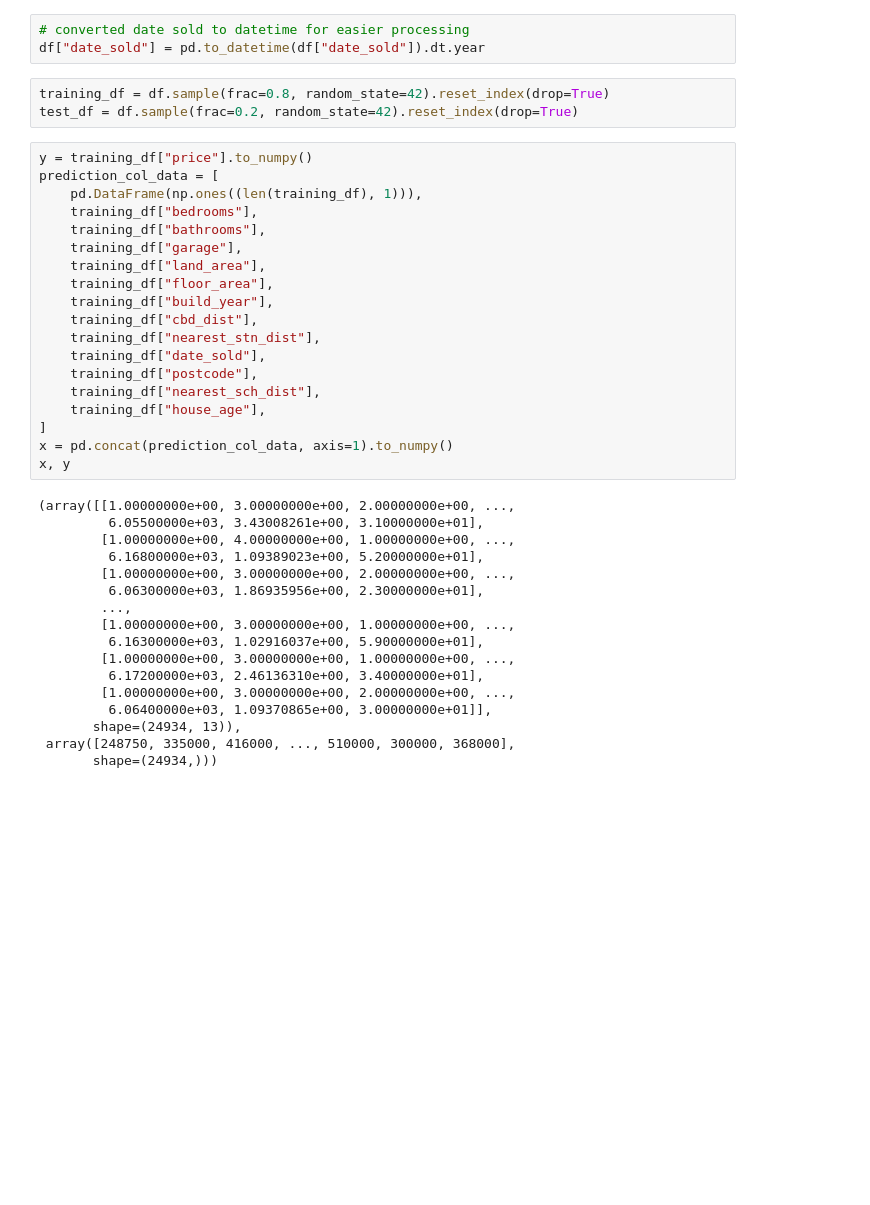
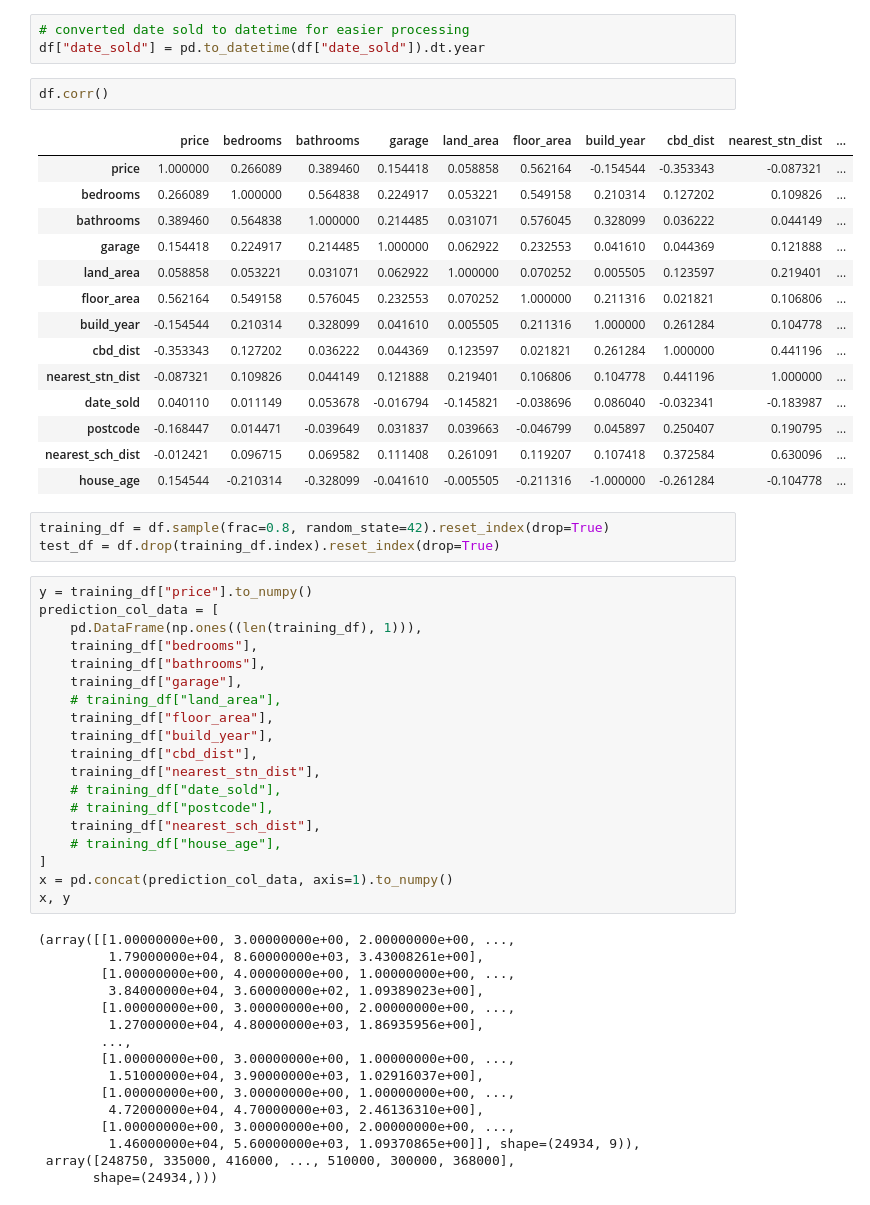
Before and after one commit to shreyansdjp/housing-prediction, a Jupyter notebook: multivariate-regression.ipynb, the cells around one changed output. Cells and saved outputs as stored; diff of their text form; blank space fills up the shorter version.

```diff
--- a/multivariate-regression.ipynb
+++ b/multivariate-regression.ipynb
@@ -59,9 +59,26 @@ for col in df.columns:
 # %%
 # converted date sold to datetime for easier processing
 df["date_sold"] = pd.to_datetime(df["date_sold"]).dt.year
+# %%
+df.corr()
+# %% [output]
+|  | price | bedrooms | bathrooms | garage | land_area | floor_area | build_year | cbd_dist | nearest_stn_dist | ... |
+| price | 1.000000 | 0.266089 | 0.389460 | 0.154418 | 0.058858 | 0.562164 | -0.154544 | -0.353343 | -0.087321 | ... |
+| bedrooms | 0.266089 | 1.000000 | 0.564838 | 0.224917 | 0.053221 | 0.549158 | 0.210314 | 0.127202 | 0.109826 | ... |
+| bathrooms | 0.389460 | 0.564838 | 1.000000 | 0.214485 | 0.031071 | 0.576045 | 0.328099 | 0.036222 | 0.044149 | ... |
+| garage | 0.154418 | 0.224917 | 0.214485 | 1.000000 | 0.062922 | 0.232553 | 0.041610 | 0.044369 | 0.121888 | ... |
+| land_area | 0.058858 | 0.053221 | 0.031071 | 0.062922 | 1.000000 | 0.070252 | 0.005505 | 0.123597 | 0.219401 | ... |
+| floor_area | 0.562164 | 0.549158 | 0.576045 | 0.232553 | 0.070252 | 1.000000 | 0.211316 | 0.021821 | 0.106806 | ... |
+| build_year | -0.154544 | 0.210314 | 0.328099 | 0.041610 | 0.005505 | 0.211316 | 1.000000 | 0.261284 | 0.104778 | ... |
+| cbd_dist | -0.353343 | 0.127202 | 0.036222 | 0.044369 | 0.123597 | 0.021821 | 0.261284 | 1.000000 | 0.441196 | ... |
+| nearest_stn_dist | -0.087321 | 0.109826 | 0.044149 | 0.121888 | 0.219401 | 0.106806 | 0.104778 | 0.441196 | 1.000000 | ... |
+| date_sold | 0.040110 | 0.011149 | 0.053678 | -0.016794 | -0.145821 | -0.038696 | 0.086040 | -0.032341 | -0.183987 | ... |
+| postcode | -0.168447 | 0.014471 | -0.039649 | 0.031837 | 0.039663 | -0.046799 | 0.045897 | 0.250407 | 0.190795 | ... |
+| nearest_sch_dist | -0.012421 | 0.096715 | 0.069582 | 0.111408 | 0.261091 | 0.119207 | 0.107418 | 0.372584 | 0.630096 | ... |
+| house_age | 0.154544 | -0.210314 | -0.328099 | -0.041610 | -0.005505 | -0.211316 | -1.000000 | -0.261284 | -0.104778 | ... |
 # %%
 training_df = df.sample(frac=0.8, random_state=42).reset_index(drop=True)
-test_df = df.sample(frac=0.2, random_state=42).reset_index(drop=True)
+test_df = df.drop(training_df.index).reset_index(drop=True)
 # %%
 y = training_df["price"].to_numpy()
 prediction_col_data = [
@@ -69,33 +86,32 @@ prediction_col_data = [
     training_df["bedrooms"],
     training_df["bathrooms"],
     training_df["garage"],
-    training_df["land_area"],
+    # training_df["land_area"],
     training_df["floor_area"],
     training_df["build_year"],
     training_df["cbd_dist"],
     training_df["nearest_stn_dist"],
-    training_df["date_sold"],
-    training_df["postcode"],
+    # training_df["date_sold"],
+    # training_df["postcode"],
     training_df["nearest_sch_dist"],
-    training_df["house_age"],
+    # training_df["house_age"],
 ]
 x = pd.concat(prediction_col_data, axis=1).to_numpy()
 x, y
 # %% [output]
 (array([[1.00000000e+00, 3.00000000e+00, 2.00000000e+00, ...,
-         6.05500000e+03, 3.43008261e+00, 3.10000000e+01],
+         1.79000000e+04, 8.60000000e+03, 3.43008261e+00],
         [1.00000000e+00, 4.00000000e+00, 1.00000000e+00, ...,
-         6.16800000e+03, 1.09389023e+00, 5.20000000e+01],
+         3.84000000e+04, 3.60000000e+02, 1.09389023e+00],
         [1.00000000e+00, 3.00000000e+00, 2.00000000e+00, ...,
-         6.06300000e+03, 1.86935956e+00, 2.30000000e+01],
+         1.27000000e+04, 4.80000000e+03, 1.86935956e+00],
         ...,
         [1.00000000e+00, 3.00000000e+00, 1.00000000e+00, ...,
-         6.16300000e+03, 1.02916037e+00, 5.90000000e+01],
+         1.51000000e+04, 3.90000000e+03, 1.02916037e+00],
         [1.00000000e+00, 3.00000000e+00, 1.00000000e+00, ...,
-         6.17200000e+03, 2.46136310e+00, 3.40000000e+01],
+         4.72000000e+04, 4.70000000e+03, 2.46136310e+00],
         [1.00000000e+00, 3.00000000e+00, 2.00000000e+00, ...,
-         6.06400000e+03, 1.09370865e+00, 3.00000000e+01]],
-       shape=(24934, 13)),
+         1.46000000e+04, 5.60000000e+03, 1.09370865e+00]], shape=(24934, 9)),
  array([248750, 335000, 416000, ..., 510000, 300000, 368000],
        shape=(24934,)))
 # %%
```
Also changed, not shown: parts of 3 cells of this notebook.
